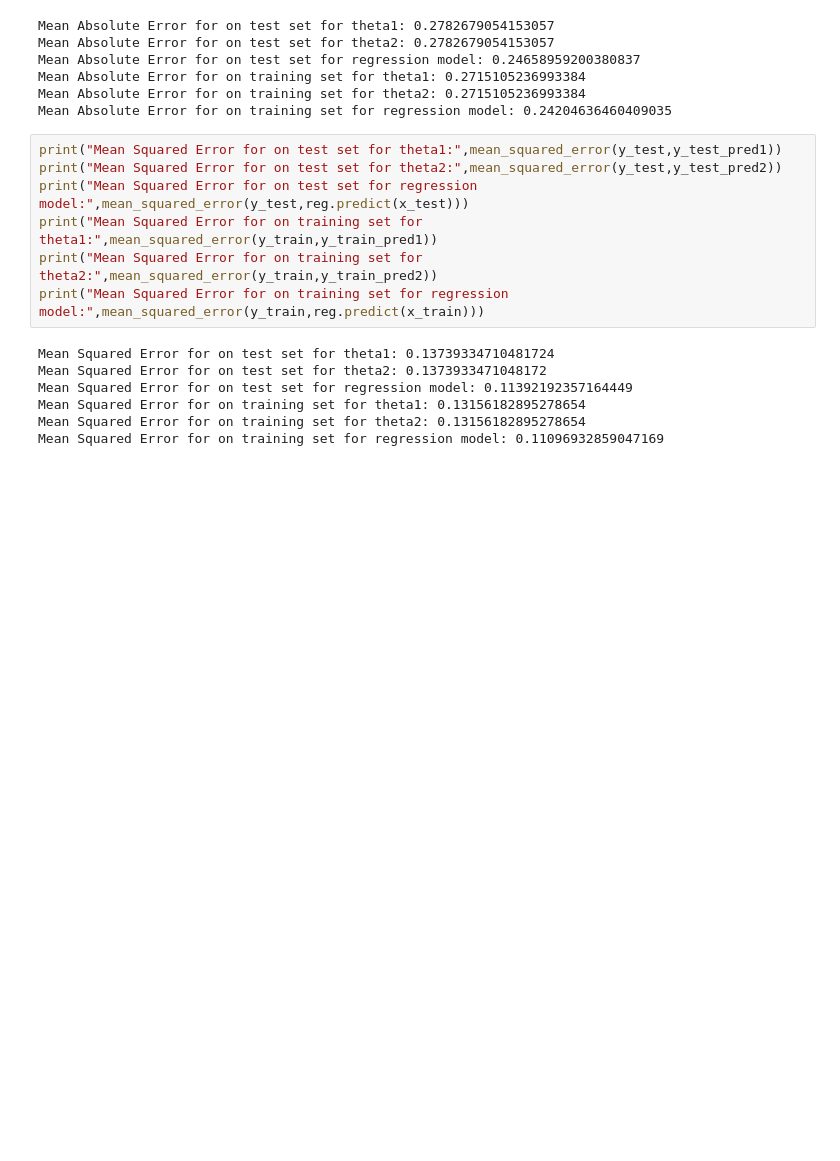
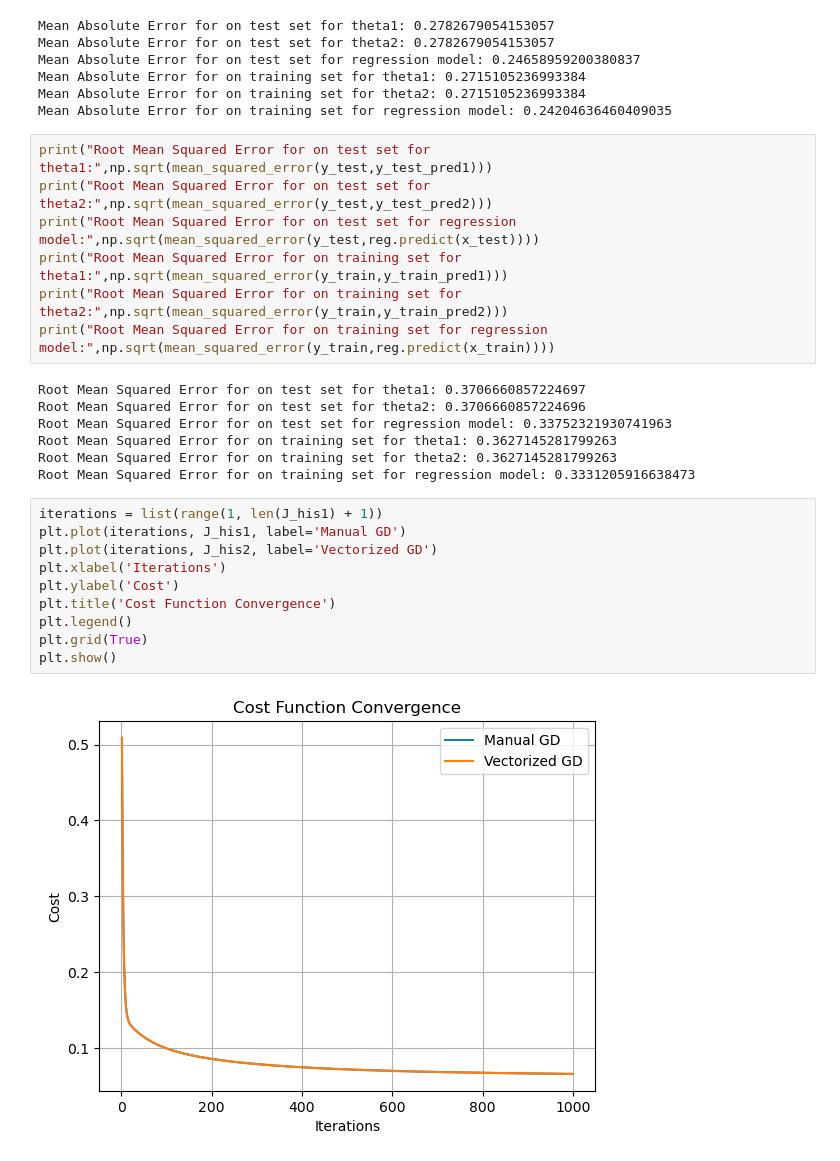
Before and after one commit to adityaamehra/24095005_CSOC_IG, a Jupyter notebook: Prerequisites/main.ipynb, the cells around one changed output. Drawn from its saved outputs; the diff is of its cells as text; blank space fills up the shorter version.

```diff
--- a/Prerequisites/main.ipynb
+++ b/Prerequisites/main.ipynb
@@ -206,16 +281,28 @@ Mean Absolute Error for on training set for theta1: 0.2715105236993384
 Mean Absolute Error for on training set for theta2: 0.2715105236993384
 Mean Absolute Error for on training set for regression model: 0.24204636460409035
 # %%
-print("Mean Squared Error for on test set for theta1:",mean_squared_error(y_test,y_test_pred1))
-print("Mean Squared Error for on test set for theta2:",mean_squared_error(y_test,y_test_pred2))
-print("Mean Squared Error for on test set for regression model:",mean_squared_error(y_test,reg.predict(x_test)))
-print("Mean Squared Error for on training set for theta1:",mean_squared_error(y_train,y_train_pred1))
-print("Mean Squared Error for on training set for theta2:",mean_squared_error(y_train,y_train_pred2))
-print("Mean Squared Error for on training set for regression model:",mean_squared_error(y_train,reg.predict(x_train)))
+print("Root Mean Squared Error for on test set for theta1:",np.sqrt(mean_squared_error(y_test,y_test_pred1)))
+print("Root Mean Squared Error for on test set for theta2:",np.sqrt(mean_squared_error(y_test,y_test_pred2)))
+print("Root Mean Squared Error for on test set for regression model:",np.sqrt(mean_squared_error(y_test,reg.predict(x_test))))
+print("Root Mean Squared Error for on training set for theta1:",np.sqrt(mean_squared_error(y_train,y_train_pred1)))
+print("Root Mean Squared Error for on training set for theta2:",np.sqrt(mean_squared_error(y_train,y_train_pred2)))
+print("Root Mean Squared Error for on training set for regression model:",np.sqrt(mean_squared_error(y_train,reg.predict(x_train))))
 # %% [output]
-Mean Squared Error for on test set for theta1: 0.13739334710481724
-Mean Squared Error for on test set for theta2: 0.1373933471048172
-Mean Squared Error for on test set for regression model: 0.11392192357164449
-Mean Squared Error for on training set for theta1: 0.13156182895278654
-Mean Squared Error for on training set for theta2: 0.13156182895278654
-Mean Squared Error for on training set for regression model: 0.11096932859047169
+Root Mean Squared Error for on test set for theta1: 0.3706660857224697
+Root Mean Squared Error for on test set for theta2: 0.3706660857224696
+Root Mean Squared Error for on test set for regression model: 0.33752321930741963
+Root Mean Squared Error for on training set for theta1: 0.3627145281799263
+Root Mean Squared Error for on training set for theta2: 0.3627145281799263
+Root Mean Squared Error for on training set for regression model: 0.3331205916638473
+# %%
+iterations = list(range(1, len(J_his1) + 1))
+plt.plot(iterations, J_his1, label='Manual GD')
+plt.plot(iterations, J_his2, label='Vectorized GD')
+plt.xlabel('Iterations')
+plt.ylabel('Cost')
+plt.title('Cost Function Convergence')
+plt.legend()
+plt.grid(True)
+plt.show()
+# %% [output]
+[figure, added]
```
Also changed, not shown: parts of 11 cells of this notebook, 3 other files.
